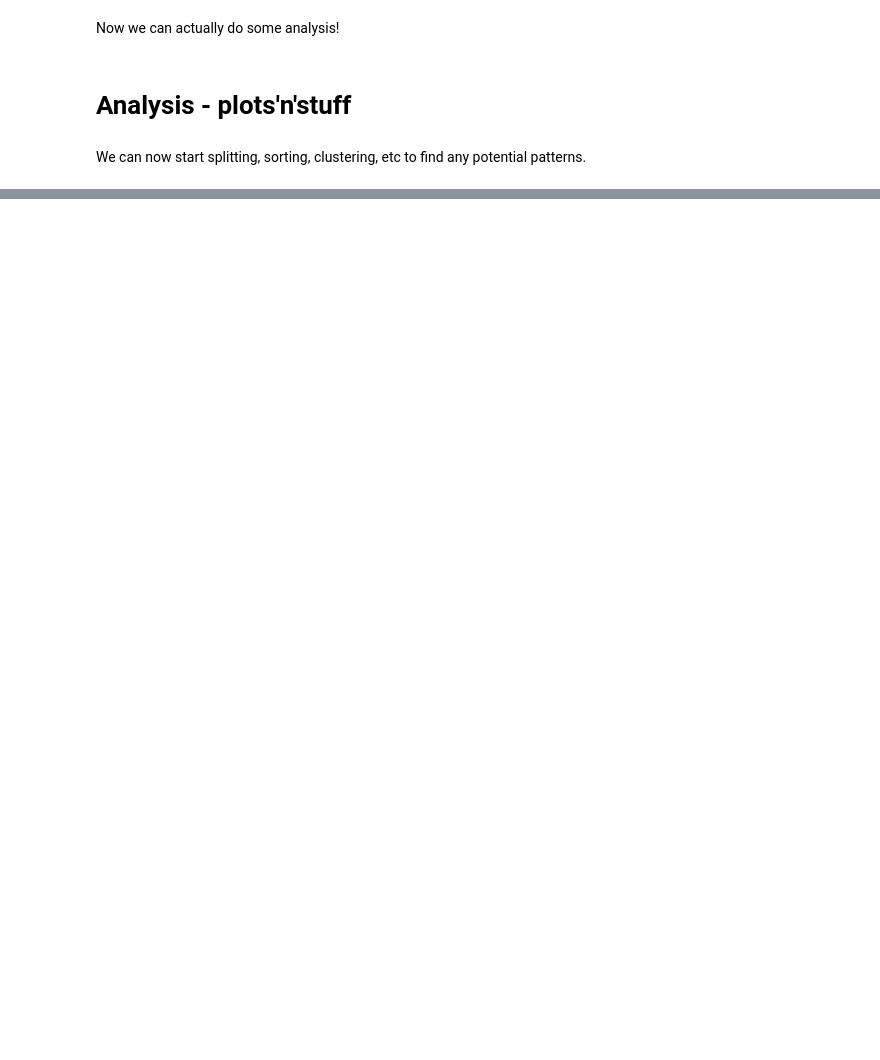
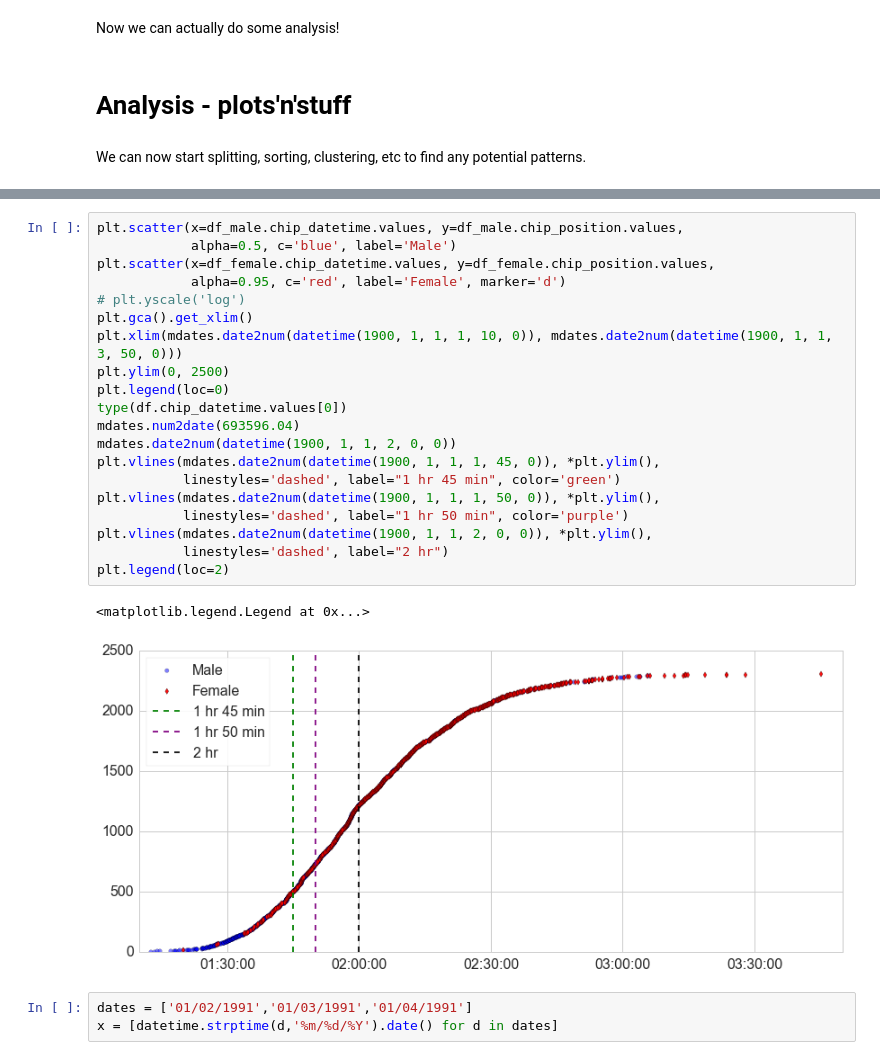
Before and after one commit to raggleton/SevernBridgeHalf, a Jupyter notebook: Severn Bridge Half Marathon.ipynb, the cells around one changed output, grey strips where cells are left out. Saved outputs shown, nothing was run; the diff lists cells and outputs as text; blank space fills up the shorter version.

```diff
--- a/Severn Bridge Half Marathon.ipynb
+++ b/Severn Bridge Half Marathon.ipynb
@@ -174,0 +280,26 @@ plt.minorticks_on()
+# %%
+plt.scatter(x=df_male.chip_datetime.values, y=df_male.chip_position.values,
+            alpha=0.5, c='blue', label='Male')
+plt.scatter(x=df_female.chip_datetime.values, y=df_female.chip_position.values,
+            alpha=0.95, c='red', label='Female', marker='d')
+# plt.yscale('log')
+plt.gca().get_xlim()
+plt.xlim(mdates.date2num(datetime(1900, 1, 1, 1, 10, 0)), mdates.date2num(datetime(1900, 1, 1, 3, 50, 0)))
+plt.ylim(0, 2500)
+plt.legend(loc=0)
+type(df.chip_datetime.values[0])
+mdates.num2date(693596.04)
+mdates.date2num(datetime(1900, 1, 1, 2, 0, 0))
+plt.vlines(mdates.date2num(datetime(1900, 1, 1, 1, 45, 0)), *plt.ylim(),
+           linestyles='dashed', label="1 hr 45 min", color='green')
+plt.vlines(mdates.date2num(datetime(1900, 1, 1, 1, 50, 0)), *plt.ylim(),
+           linestyles='dashed', label="1 hr 50 min", color='purple')
+plt.vlines(mdates.date2num(datetime(1900, 1, 1, 2, 0, 0)), *plt.ylim(),
+           linestyles='dashed', label="2 hr")
+plt.legend(loc=2)
+# %% [output]
+<matplotlib.legend.Legend at 0x...>
+[figure, added]
+# %%
+dates = ['01/02/1991','01/03/1991','01/04/1991']
+x = [datetime.strptime(d,'%m/%d/%Y').date() for d in dates]
```
Also changed, not shown: parts of 36 cells of this notebook.
